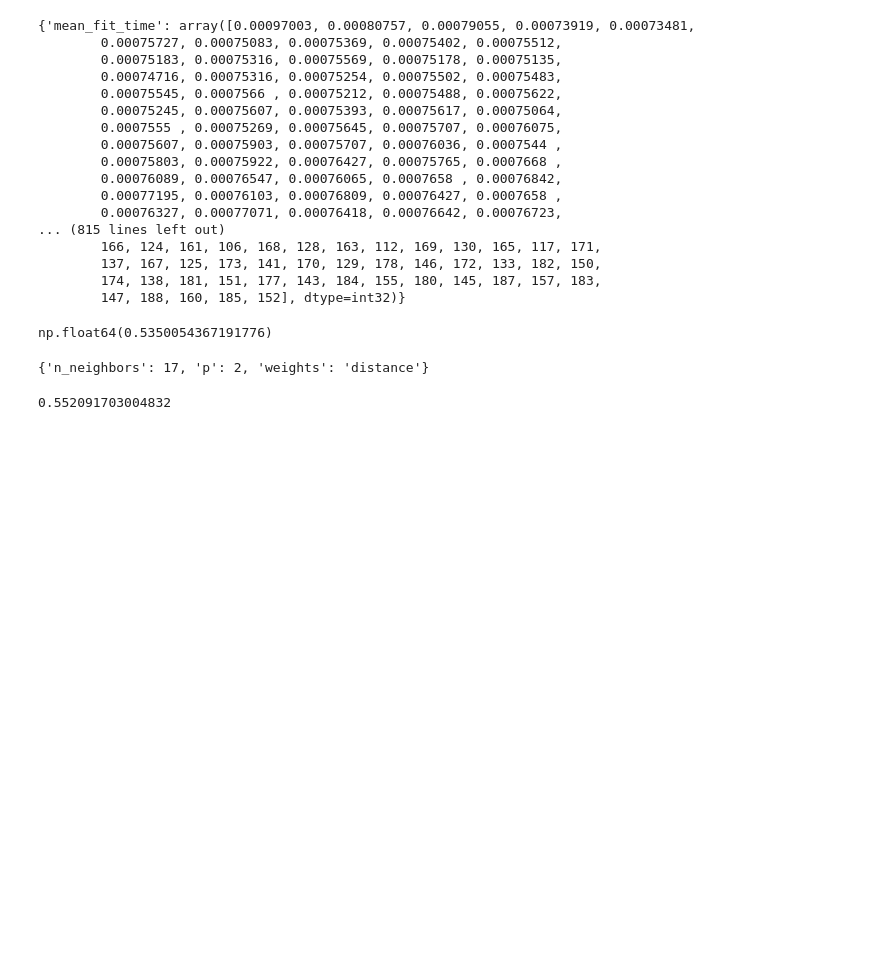
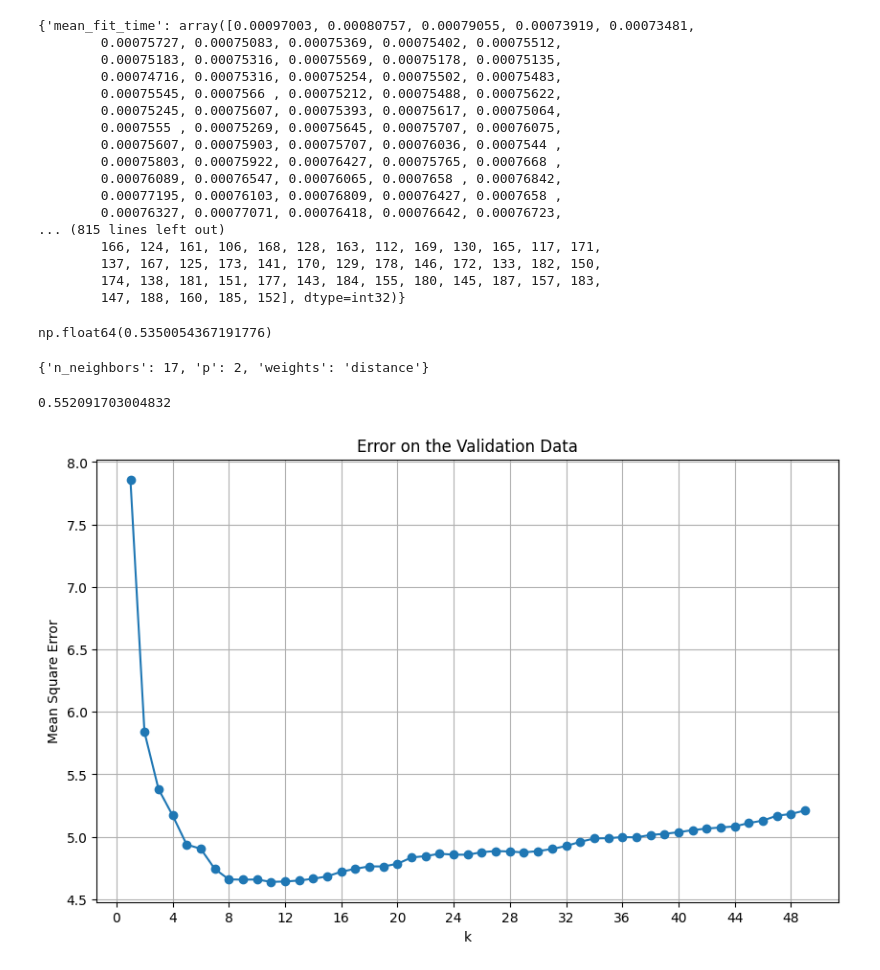
Before and after one commit to DeekshithaGona/ML, a Jupyter notebook: Homeworks/Homework5/HW5.ipynb, the cells around one changed output. Cells and saved outputs as stored; diff of their text form; code cells hidden in the pictures; blank space fills up the shorter version.

Commit message:
Added Error vs K plot

```diff
--- a/Homeworks/Homework5/HW5.ipynb
+++ b/Homeworks/Homework5/HW5.ipynb
@@ -174,3 +174,29 @@ y_pred1 = gs.predict(X_test)
 r2_score(y_test, y_pred1)
 # %% [output]
 0.552091703004832
+# %%
+X_train_full, X_test, y_train_full, y_test = train_test_split(X, y, test_size=0.2, random_state=42)
+
+X_train, X_valid, y_train, y_valid = train_test_split(X_train_full, y_train_full, test_size=0.25, random_state=42)
+# %%
+k_values = []
+error = []
+
+for k in range(1, 50):
+    model = KNeighborsRegressor(n_neighbors = k)
+    model.fit(X_train, y_train)
+    y_pred = model.predict(X_valid)
+    error.append(mean_squared_error(y_valid, y_pred))
+    k_values.append(k)
+
+
+plt.figure(figsize = (10, 6))
+
+plt.plot(k_values, acc_score, marker = "o")
+plt.title("Error on the Validation Data")
+plt.xlabel("k")
+plt.ylabel("Mean Square Error")
+plt.xticks(np.arange(0, 50, step=4))
+plt.grid();
+# %% [output]
+[figure, added]
```
